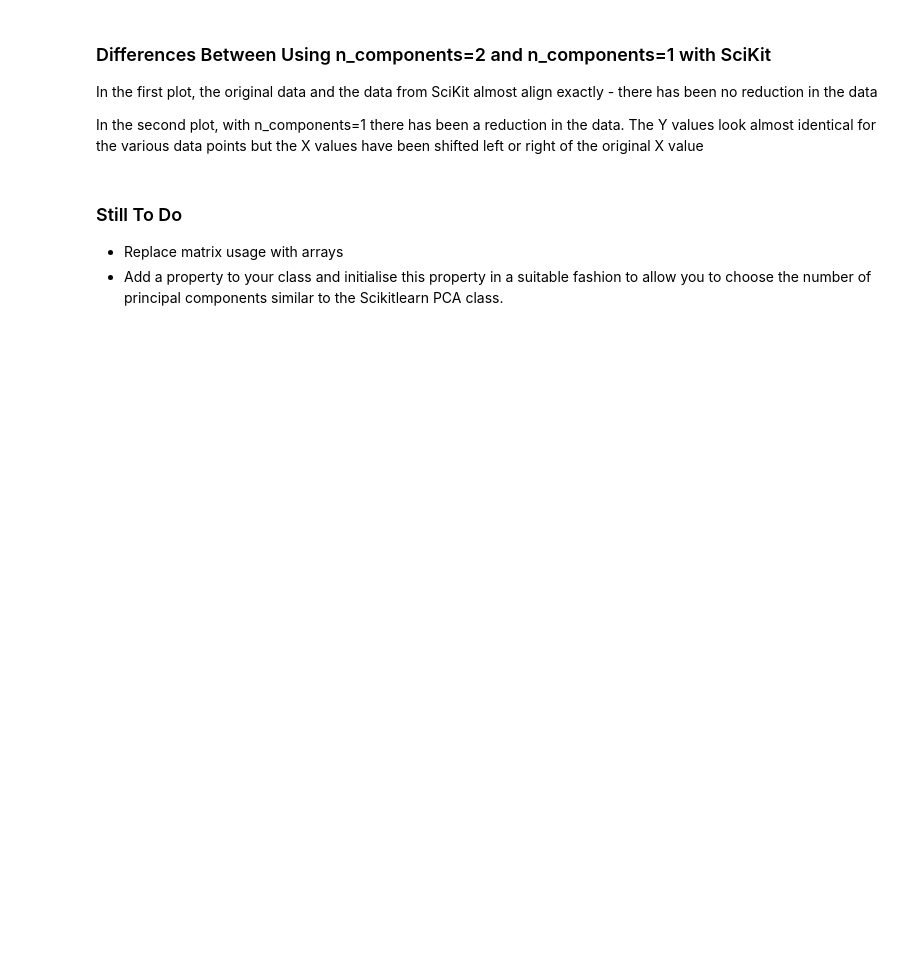
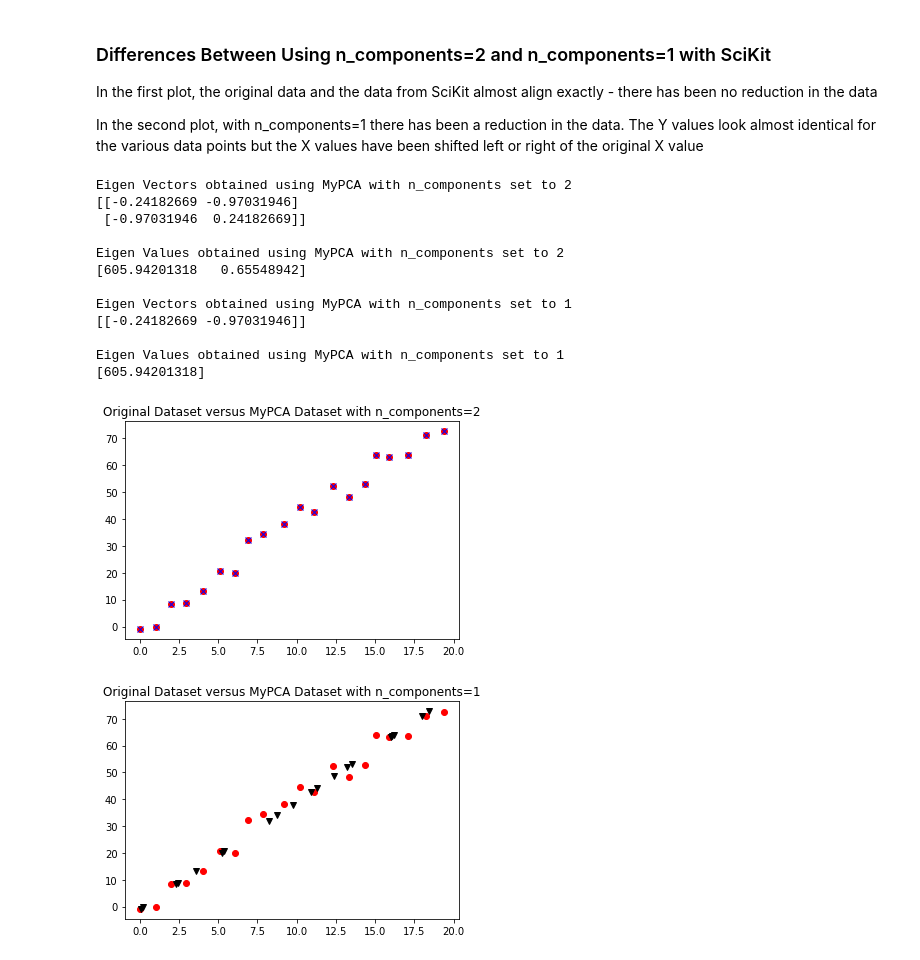
Before and after one commit to vipulpopat/MSCAI_CE4021_Week5, a Jupyter notebook: Etivity5.ipynb, the cells around one changed output. Saved outputs shown, nothing was run; the diff lists cells and outputs as text; code cells hidden in the pictures; blank space fills up the shorter version.

```diff
--- a/Etivity5.ipynb
+++ b/Etivity5.ipynb
@@ -242,7 +230,44 @@ Eigen Values obtained using Scikitlearn with n_components set to 1
 In the first plot, the original data and the data from SciKit almost align exactly - there has been no reduction in the data
 
 In the second plot, with n_components=1 there has been a reduction in the data. The Y values look almost identical for the various data points but the X values have been shifted left or right of the original X value
-# %% [markdown]
-### Still To Do
-* Replace matrix usage with arrays
-* Add a property to your class and initialise this property in a suitable fashion to allow you to choose the number of principal components similar to the Scikitlearn PCA class.
+# %%
+# Re-running MyPCA with n_components set to 1
+my_pca1 = MyPCA(n_components=1)
+my_pca1.fit(data)
+data_my_pca1 = my_pca1.transform(data)
+data_reduced_my_pca1 = my_pca1.inverse_transform(data_my_pca1)
+
+print("\nEigen Vectors obtained using MyPCA with n_components set to 2")
+print(my_pca.vectors)
+print("\nEigen Values obtained using MyPCA with n_components set to 2")
+print(my_pca.values)
+
+print("\nEigen Vectors obtained using MyPCA with n_components set to 1")
+print(my_pca1.vectors)
+print("\nEigen Values obtained using MyPCA with n_components set to 1")
+print(my_pca1.values)
+
+plt.title('Original Dataset versus MyPCA Dataset with n_components=2')
+plt.plot(data[:,0], data[:,1], 'or')
+plt.plot(data_reduced_my_pca[:,0], data_reduced_my_pca[:,1],'xb')
+plt.show()
+
+plt.title('Original Dataset versus MyPCA Dataset with n_components=1')
+plt.plot(data[:,0], data[:,1], 'or')
+plt.plot(data_reduced_my_pca1[:,0], data_reduced_my_pca1[:,1],'kv')
+plt.show()
+# %% [output]
+Eigen Vectors obtained using MyPCA with n_components set to 2
+[[-0.24182669 -0.97031946]
+ [-0.97031946  0.24182669]]
+
+Eigen Values obtained using MyPCA with n_components set to 2
+[605.94201318   0.65548942]
+
+Eigen Vectors obtained using MyPCA with n_components set to 1
+[[-0.24182669 -0.97031946]]
+
+Eigen Values obtained using MyPCA with n_components set to 1
+[605.94201318]
+[figure, added]
+[figure, added]
```
Also changed, not shown: parts of 14 cells of this notebook.
